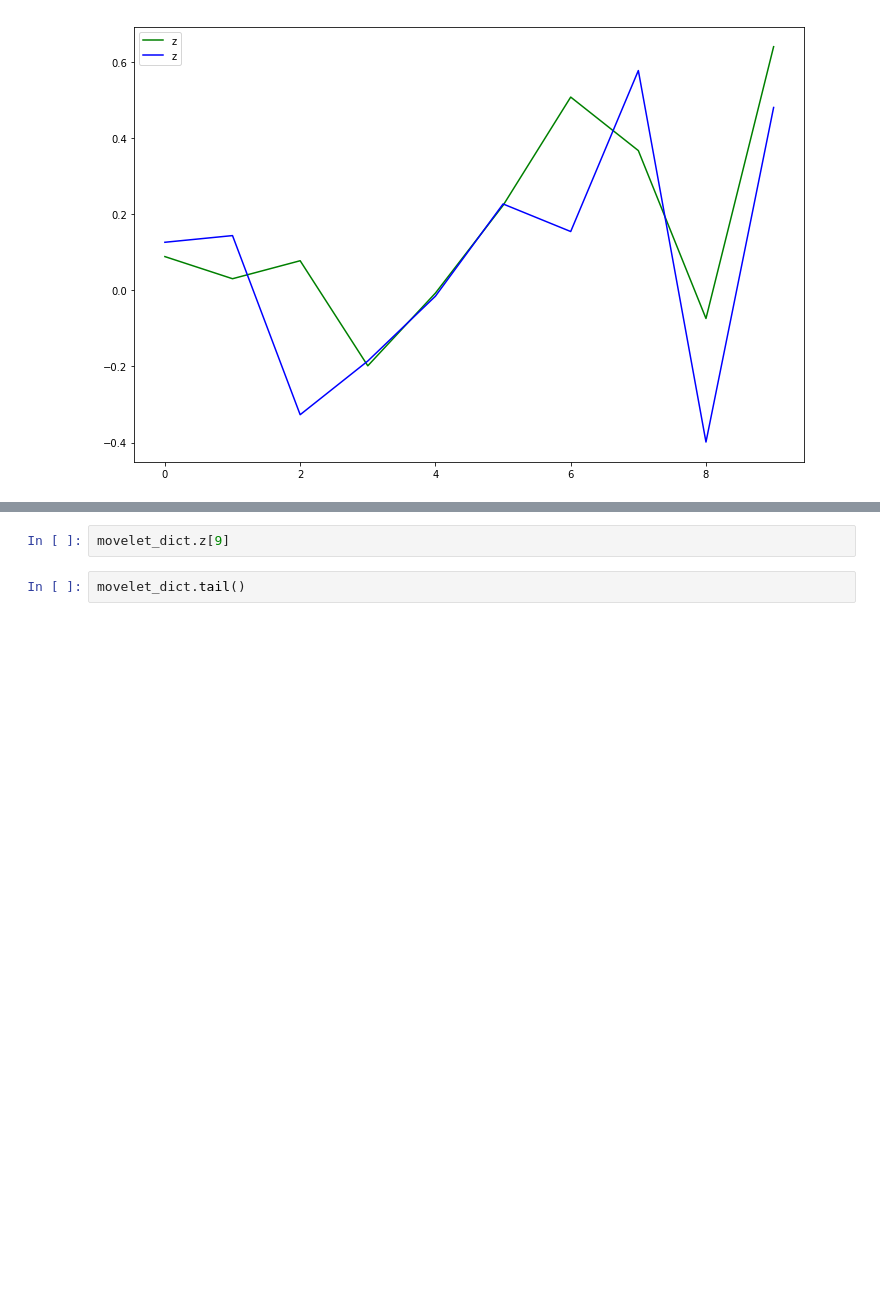
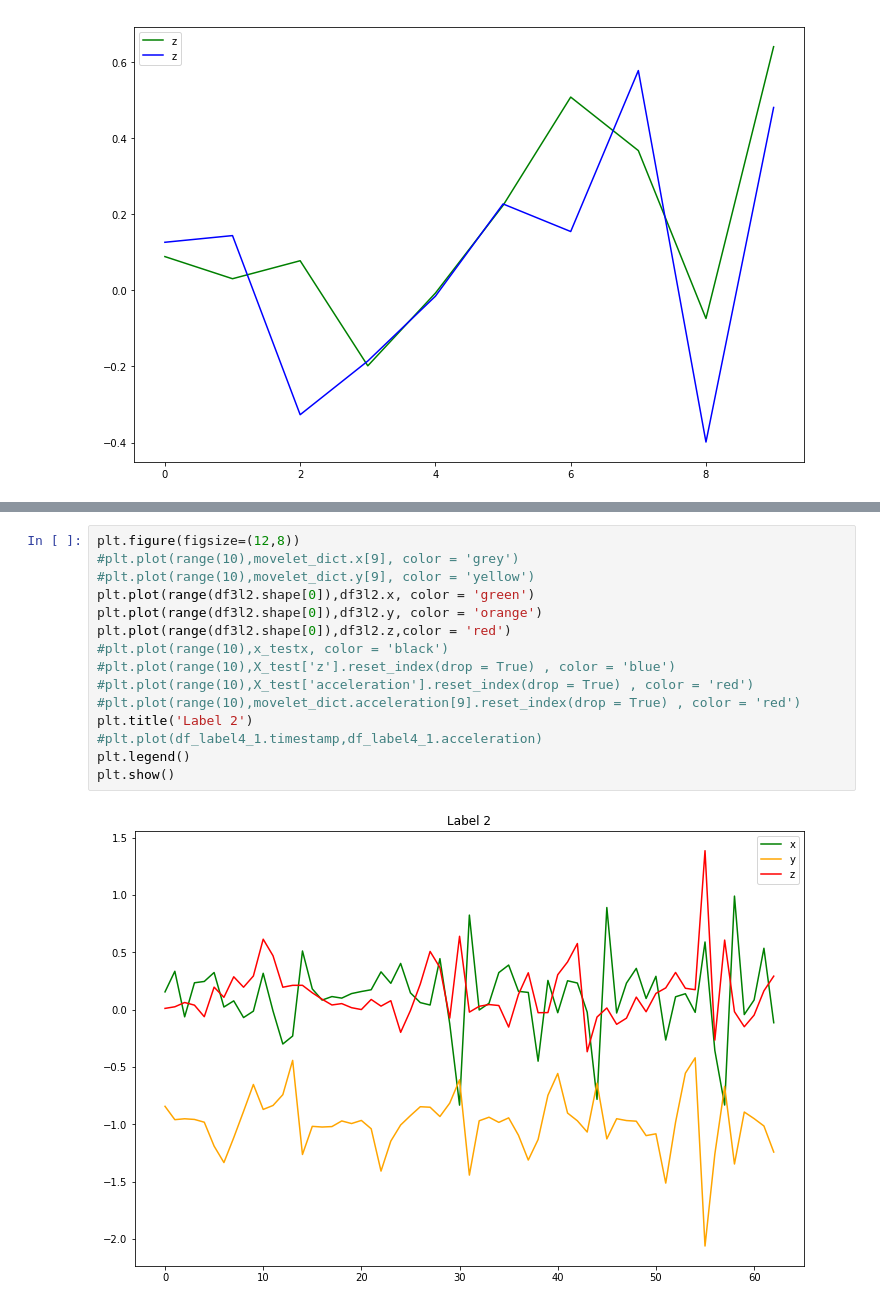
Before and after one commit to federicoweill/movement_prediction_edx_2019, a Jupyter notebook: movement_prediction-movelets.ipynb, the cells around one changed output, grey strips where cells are left out. Drawn from its saved outputs; the diff is of its cells as text; blank space fills up the shorter version.

```diff
--- a/movement_prediction-movelets.ipynb
+++ b/movement_prediction-movelets.ipynb
@@ -486,4 +460,17 @@ plt.show()
-# %%
-movelet_dict.z[9]
-# %%
-movelet_dict.tail()
+# %%
+plt.figure(figsize=(12,8))
+#plt.plot(range(10),movelet_dict.x[9], color = 'grey')
+#plt.plot(range(10),movelet_dict.y[9], color = 'yellow')
+plt.plot(range(df3l2.shape[0]),df3l2.x, color = 'green')
+plt.plot(range(df3l2.shape[0]),df3l2.y, color = 'orange')
+plt.plot(range(df3l2.shape[0]),df3l2.z,color = 'red')
+#plt.plot(range(10),x_testx, color = 'black')
+#plt.plot(range(10),X_test['z'].reset_index(drop = True) , color = 'blue')
+#plt.plot(range(10),X_test['acceleration'].reset_index(drop = True) , color = 'red')
+#plt.plot(range(10),movelet_dict.acceleration[9].reset_index(drop = True) , color = 'red')
+plt.title('Label 2')
+#plt.plot(df_label4_1.timestamp,df_label4_1.acceleration)
+plt.legend()
+plt.show()
+# %% [output]
+[figure, added]
```
Also changed, not shown: parts of 17 cells of this notebook.
